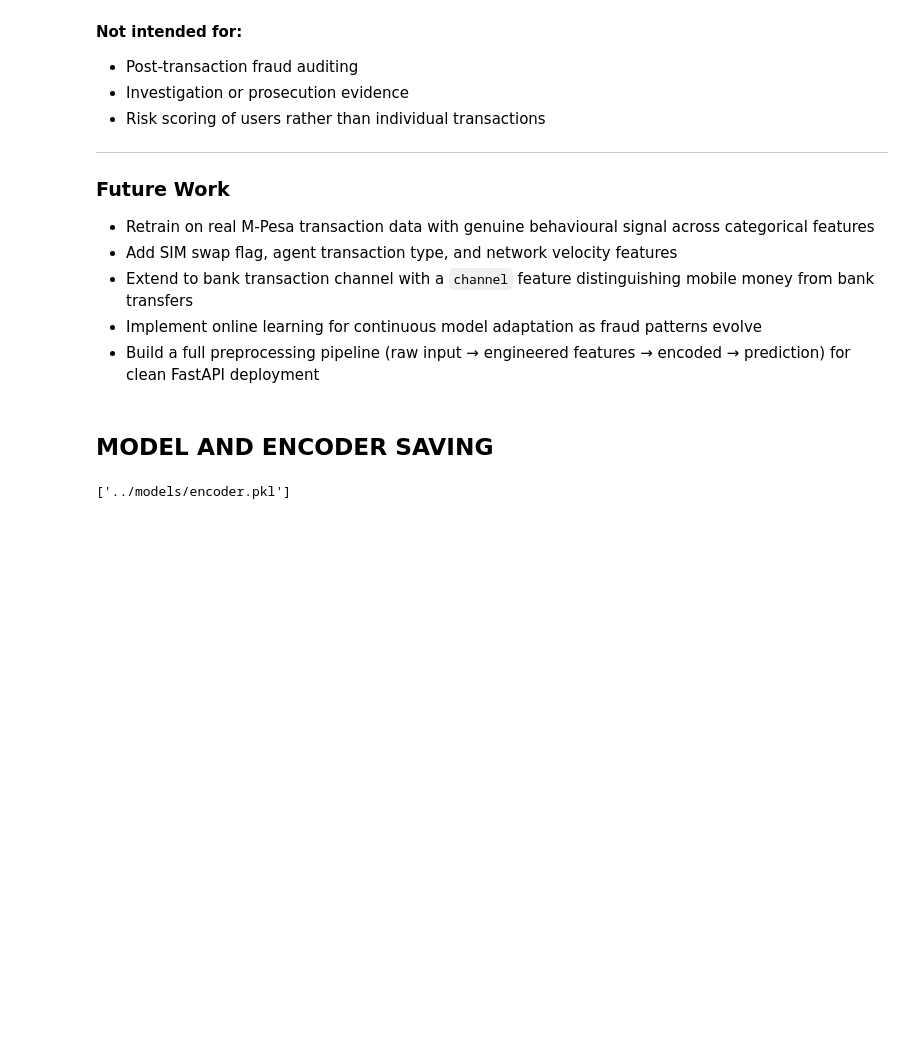
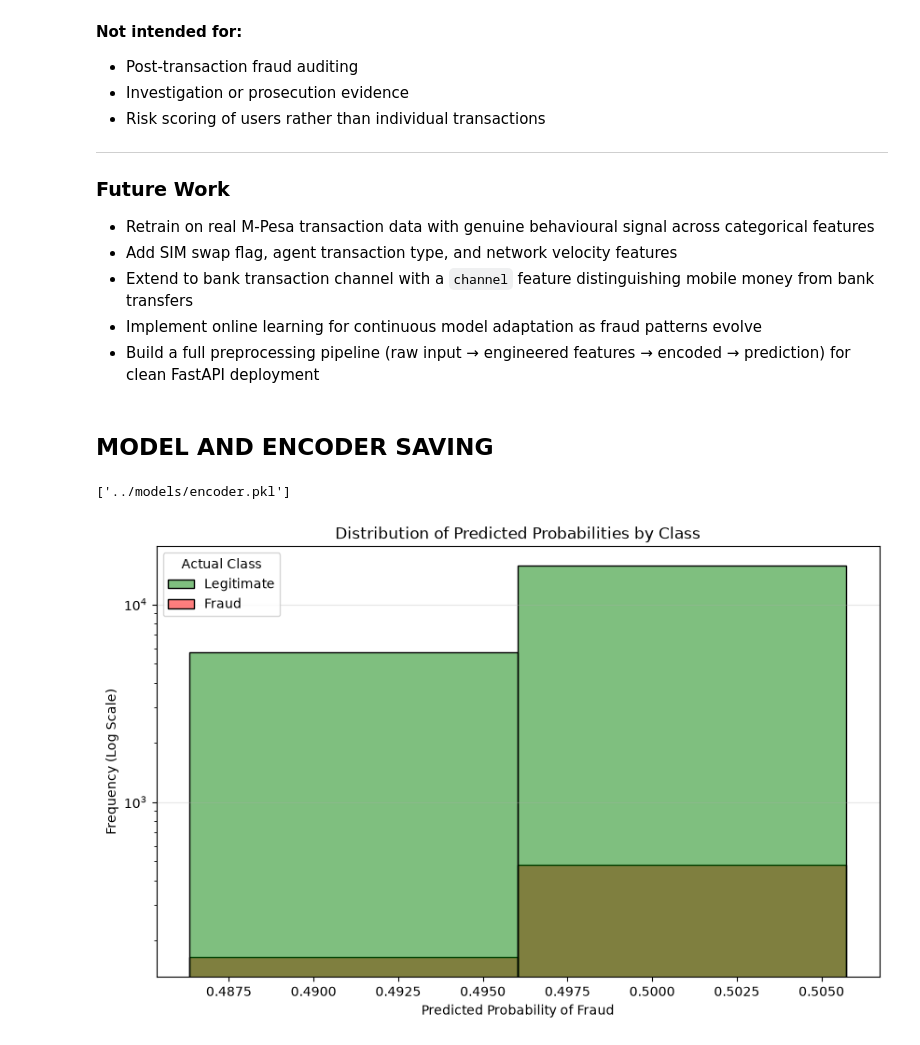
Before and after one commit to TonnieD/Mpesa-Fraud-Detection-System, a Jupyter notebook: Notebooks/modeling.ipynb, the cells around one changed output. Saved outputs shown, nothing was run; the diff lists cells and outputs as text; code cells hidden in the pictures; blank space fills up the shorter version.

```diff
--- a/Notebooks/modeling.ipynb
+++ b/Notebooks/modeling.ipynb
@@ -922,3 +922,36 @@ joblib.dump(best_model, '../models/best_model.pkl')
 joblib.dump(encoder, '../models/encoder.pkl')
 # %% [output]
 ['../models/encoder.pkl']
+# %%
+# 1. Get predicted probabilities
+probs = grid_model.best_estimator_.predict_proba(X_test)[:, 1]
+
+# 2. Combine into a clean DataFrame for Seaborn
+df_plot = pd.DataFrame({"Probability": probs, "Actual Class": y_test})
+
+# Map labels for clear legend presentation
+df_plot["Actual Class"] = df_plot["Actual Class"].map(
+    {1: "Fraud", 0: "Legitimate"}
+)
+
+# 3. Create the Seaborn histogram
+plt.figure(figsize=(10, 6))
+sns.histplot(
+    data=df_plot,
+    x="Probability",
+    hue="Actual Class",
+    stat="count",
+    common_norm=False,
+    bins=2,
+    palette={"Legitimate": "green", "Fraud": "red"},
+    alpha=0.5,
+)
+
+plt.yscale("log")  # Keeps the minor fraud distribution visible
+plt.title("Distribution of Predicted Probabilities by Class")
+plt.xlabel("Predicted Probability of Fraud")
+plt.ylabel("Frequency (Log Scale)")
+plt.grid(axis="y", alpha=0.3)
+plt.show()
+# %% [output]
+[figure, added]
```
Also changed, not shown: parts of 2 cells of this notebook, 4 other files.
